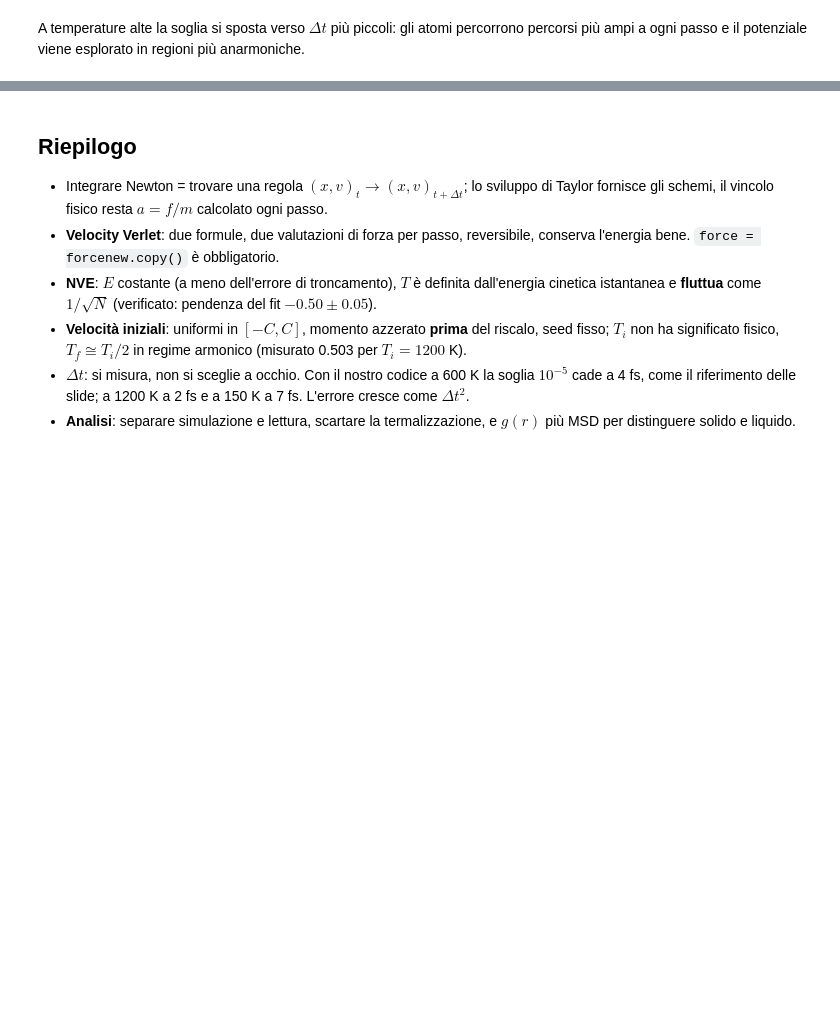
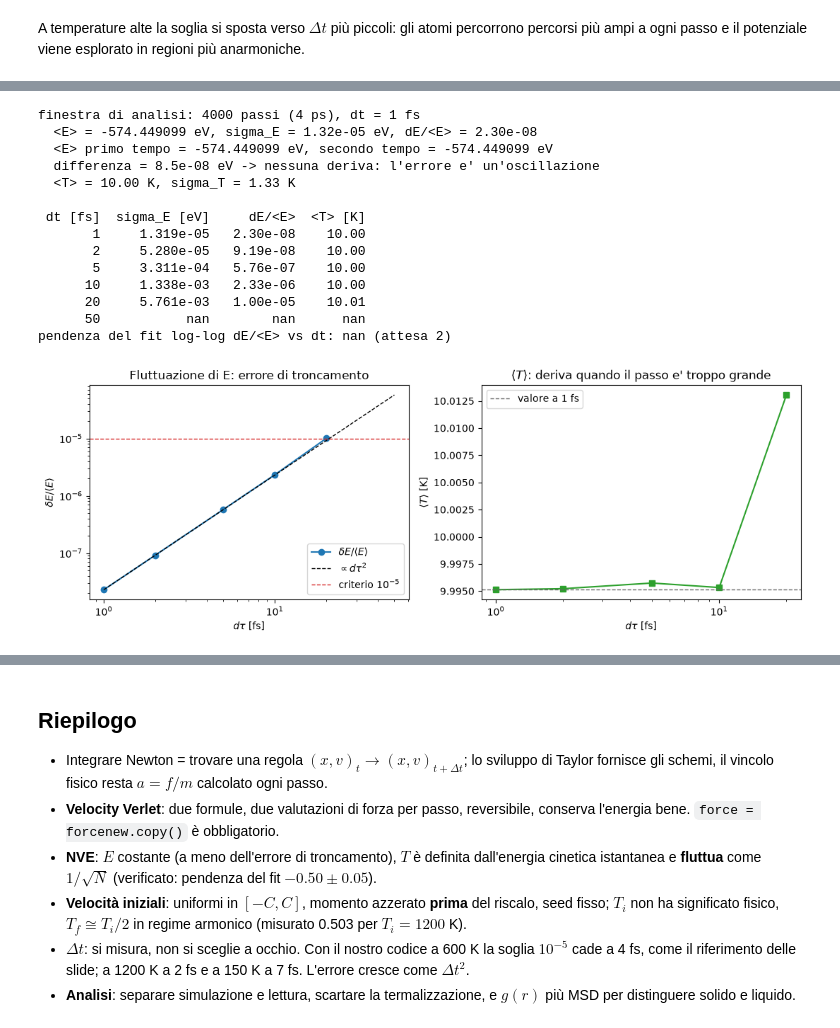
Before and after one commit to francescobellina/computational-course, a Jupyter notebook: notebooks/05_molecular_dynamics/equazioni_del_moto.ipynb, the cells around one changed output, grey strips where cells are left out. Drawn from its saved outputs; the diff is of its cells as text; code cells hidden in the pictures; blank space fills up the shorter version.

```diff
--- a/notebooks/05_molecular_dynamics/equazioni_del_moto.ipynb
+++ b/notebooks/05_molecular_dynamics/equazioni_del_moto.ipynb
@@ -1724,0 +1537,75 @@ esplorato in regioni più anarmoniche.
+# %%
+# --- da dove vengono le fluttuazioni: errore di troncamento, non deriva ---
+r1 = runs[0]
+etot_win = r1["etot"][r1["ntherm"] :]
+half = etot_win.size // 2
+sigma_E = etot_win.std()
+
+print(
+    f"finestra di analisi: {etot_win.size} passi ({T_TOT_PS - T_THERM_PS:.0f} ps), dt = 1 fs"
+)
+print(
+    f"  <E> = {etot_win.mean():.6f} eV, sigma_E = {sigma_E:.2e} eV, "
+    f"dE/<E> = {sigma_E / abs(etot_win.mean()):.2e}"
+)
+print(
+    f"  <E> primo tempo = {etot_win[:half].mean():.6f} eV, "
+    f"secondo tempo = {etot_win[half:].mean():.6f} eV"
+)
+print(
+    f"  differenza = {abs(etot_win[:half].mean() - etot_win[half:].mean()):.1e} eV "
+    "-> nessuna deriva: l'errore e' un'oscillazione"
+)
+print(f"  <T> = {r1['T_mean']:.2f} K, sigma_T = {r1['T'][r1['ntherm'] :].std():.2f} K")
+
+# stessa finestra (5 ps, primo ps scartato) ricalcolata per piu' passi
+STUDY_DTS = (1.0, 2.0, 5.0, 10.0, 20.0, 50.0)
+study = [run_stability_check(d) for d in STUDY_DTS]
+
+dts = np.array([r["dt_fs"] for r in study])
+de = np.array([r["dE_rel"] for r in study])
+slope = float(np.polyfit(np.log(dts), np.log(de), 1)[0])
+
+print()
+print(f"{'dt [fs]':>8} {'sigma_E [eV]':>13} {'dE/<E>':>10} {'<T> [K]':>8}")
+for r in study:
+    w = r["etot"][r["ntherm"] :]
+    print(f"{r['dt_fs']:8.0f} {w.std():13.3e} {r['dE_rel']:10.2e} {r['T_mean']:8.2f}")
+print(f"pendenza del fit log-log dE/<E> vs dt: {slope:.2f} (attesa 2)")
+
+fig, axes = plt.subplots(1, 2, figsize=(11, 4))
+axes[0].loglog(dts, de, "o-", label=r"$\delta E/\langle E\rangle$")
+axes[0].loglog(
+    dts, de[0] * (dts / dts[0]) ** 2, "k--", lw=1, label=r"$\propto d\tau^2$"
+)
+axes[0].axhline(1e-5, color="C3", ls="--", lw=1, label=r"criterio $10^{-5}$")
+axes[0].set_ylabel(r"$\delta E/\langle E\rangle$")
+axes[0].set_title("Fluttuazione di E: errore di troncamento")
+axes[1].semilogx(dts, [r["T_mean"] for r in study], "s-", color="C2")
+axes[1].axhline(
+    [r["T_mean"] for r in study][0], color="0.4", ls="--", lw=1, label="valore a 1 fs"
+)
+axes[1].set_ylabel(r"$\langle T\rangle$ [K]")
+axes[1].set_title(r"$\langle T\rangle$: deriva quando il passo e' troppo grande")
+for ax in axes:
+    ax.set_xlabel(r"$d\tau$ [fs]")
+    ax.legend()
+fig.tight_layout()
+fig.savefig(PROJECT_ROOT / "figures" / "md_fluttuazioni.png", dpi=150)
+plt.show()
+# %% [output]
+finestra di analisi: 4000 passi (4 ps), dt = 1 fs
+  <E> = -574.449099 eV, sigma_E = 1.32e-05 eV, dE/<E> = 2.30e-08
+  <E> primo tempo = -574.449099 eV, secondo tempo = -574.449099 eV
+  differenza = 8.5e-08 eV -> nessuna deriva: l'errore e' un'oscillazione
+  <T> = 10.00 K, sigma_T = 1.33 K
+
+ dt [fs]  sigma_E [eV]     dE/<E>  <T> [K]
+       1     1.319e-05   2.30e-08    10.00
+       2     5.280e-05   9.19e-08    10.00
+       5     3.311e-04   5.76e-07    10.00
+      10     1.338e-03   2.33e-06    10.00
+      20     5.761e-03   1.00e-05    10.01
+      50           nan        nan      nan
+pendenza del fit log-log dE/<E> vs dt: nan (attesa 2)
+[figure, added]
```
Also changed, not shown: parts of 25 cells of this notebook, 4 other files.
